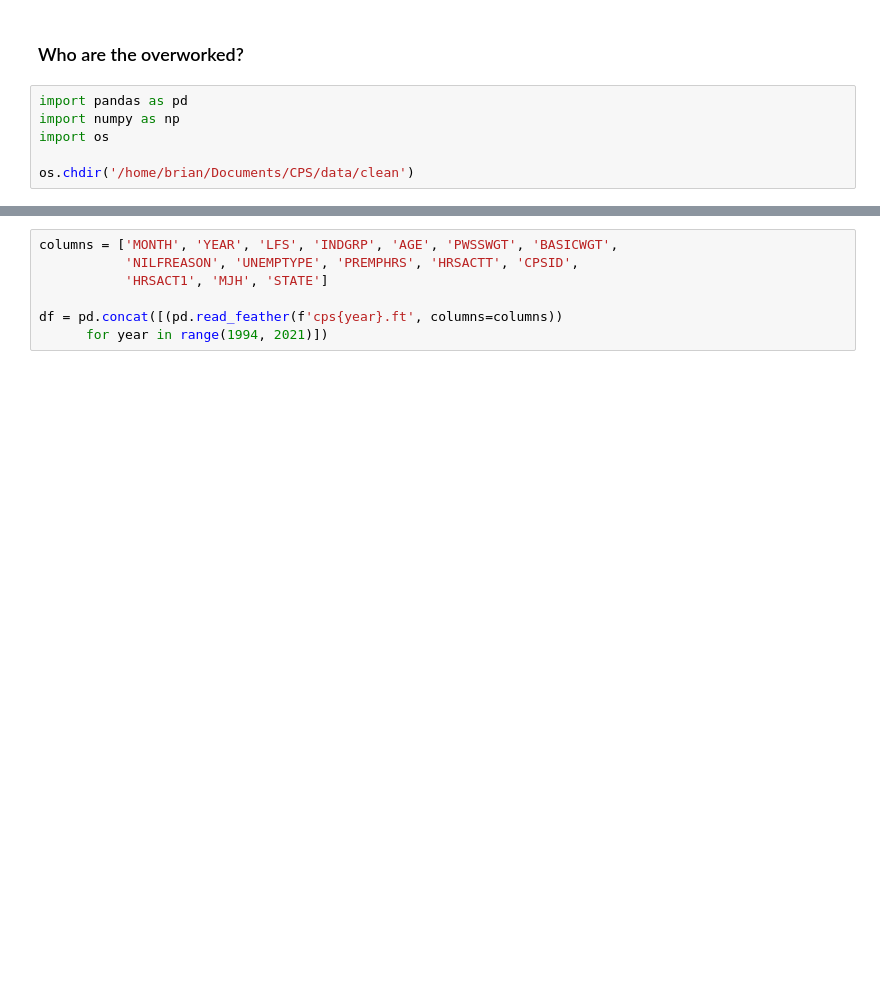
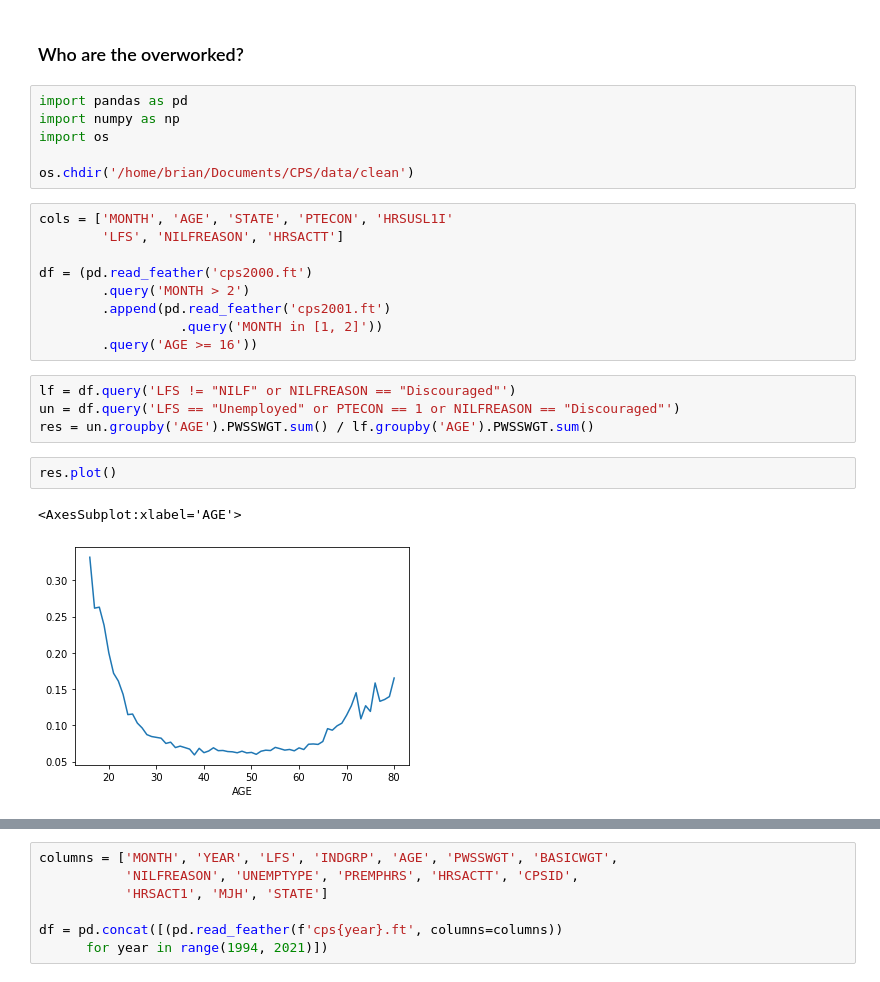
Before and after one commit to bdecon/blog_posts, a Jupyter notebook: Overworked.ipynb, the cells around one changed output, grey strips where cells are left out. Saved outputs shown, nothing was run; the diff lists cells and outputs as text; blank space fills up the shorter version.

```diff
--- a/Overworked.ipynb
+++ b/Overworked.ipynb
@@ -6,3 +6,21 @@ import numpy as np
 import os
 
 os.chdir('/home/brian/Documents/CPS/data/clean')
+# %%
+cols = ['MONTH', 'AGE', 'STATE', 'PTECON', 'HRSUSL1I'
+        'LFS', 'NILFREASON', 'HRSACTT']
+
+df = (pd.read_feather('cps2000.ft')
+        .query('MONTH > 2')
+        .append(pd.read_feather('cps2001.ft')
+                  .query('MONTH in [1, 2]'))
+        .query('AGE >= 16'))
+# %%
+lf = df.query('LFS != "NILF" or NILFREASON == "Discouraged"')
+un = df.query('LFS == "Unemployed" or PTECON == 1 or NILFREASON == "Discouraged"')
+res = un.groupby('AGE').PWSSWGT.sum() / lf.groupby('AGE').PWSSWGT.sum()
+# %%
+res.plot()
+# %% [output]
+<AxesSubplot:xlabel='AGE'>
+[figure, added]
```
Also changed, not shown: parts of 12 cells of this notebook, 9 other files.
